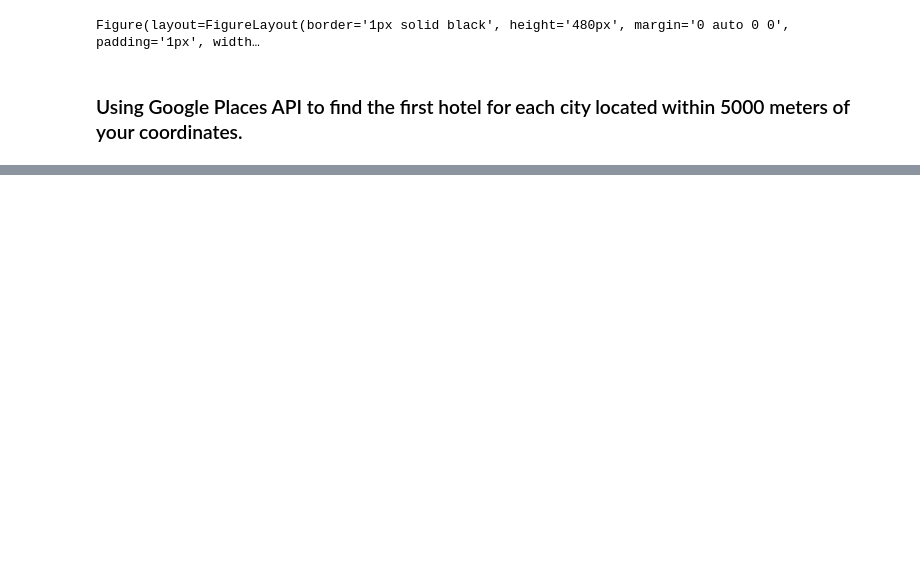
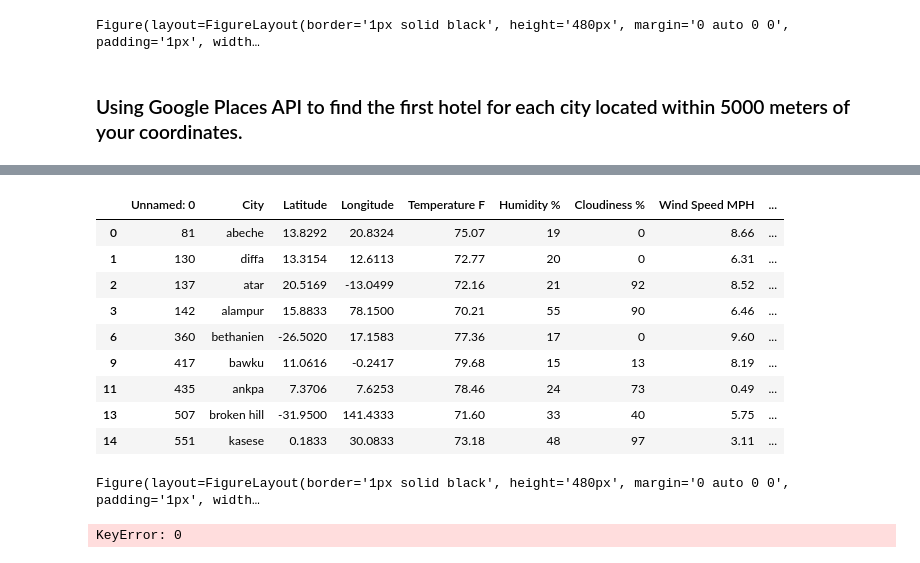
Before and after one commit to Simon-Xu-Lan/python-api-challenge, a Jupyter notebook: VacationPy.ipynb, the cells around one changed output, grey strips where cells are left out. Drawn from its saved outputs; the diff is of its cells as text; code cells hidden in the pictures; blank space fills up the shorter version.

```diff
--- a/VacationPy.ipynb
+++ b/VacationPy.ipynb
@@ -124,0 +215,29 @@ response.url
+# %%
+ideal_weather_df.dropna()
+# %% [output]
+|  | Unnamed: 0 | City | Latitude | Longitude | Temperature F | Humidity % | Cloudiness % | Wind Speed MPH | ... |
+| 0 | 81 | abeche | 13.8292 | 20.8324 | 75.07 | 19 | 0 | 8.66 | ... |
+| 1 | 130 | diffa | 13.3154 | 12.6113 | 72.77 | 20 | 0 | 6.31 | ... |
+| 2 | 137 | atar | 20.5169 | -13.0499 | 72.16 | 21 | 92 | 8.52 | ... |
+| 3 | 142 | alampur | 15.8833 | 78.1500 | 70.21 | 55 | 90 | 6.46 | ... |
+| 6 | 360 | bethanien | -26.5020 | 17.1583 | 77.36 | 17 | 0 | 9.60 | ... |
+| 9 | 417 | bawku | 11.0616 | -0.2417 | 79.68 | 15 | 13 | 8.19 | ... |
+| 11 | 435 | ankpa | 7.3706 | 7.6253 | 78.46 | 24 | 73 | 0.49 | ... |
+| 13 | 507 | broken hill | -31.9500 | 141.4333 | 71.60 | 33 | 40 | 5.75 | ... |
+| 14 | 551 | kasese | 0.1833 | 30.0833 | 73.18 | 48 | 97 | 3.11 | ... |
+# %%
+markers = gmaps.marker_layer(locations=ideal_weather_df[["Latitude", "Longitude"]],
+                            hover_text=[f"Name:\n{row['Hotel Name']}\nCity:\n{row['City']}\nCountry:\n{row['Country']}"
+                                                            for index, row in ideal_weather_df.iterrows()])
+fig.add_layer(markers)
+fig
+# %% [output]
+Figure(layout=FigureLayout(border='1px solid black', height='480px', margin='0 auto 0 0', padding='1px', width…
+# %%
+markers = gmaps.marker_layer(locations=ideal_weather_df[["Latitude", "Longitude"]],
+                            hover_text=ideal_weather_df[["Hotel Name", "City", "Country"]],
+                            )
+fig.add_layer(markers)
+fig
+# %% [output]
+KeyError: 0
```
Also changed, not shown: parts of 11 cells of this notebook.
